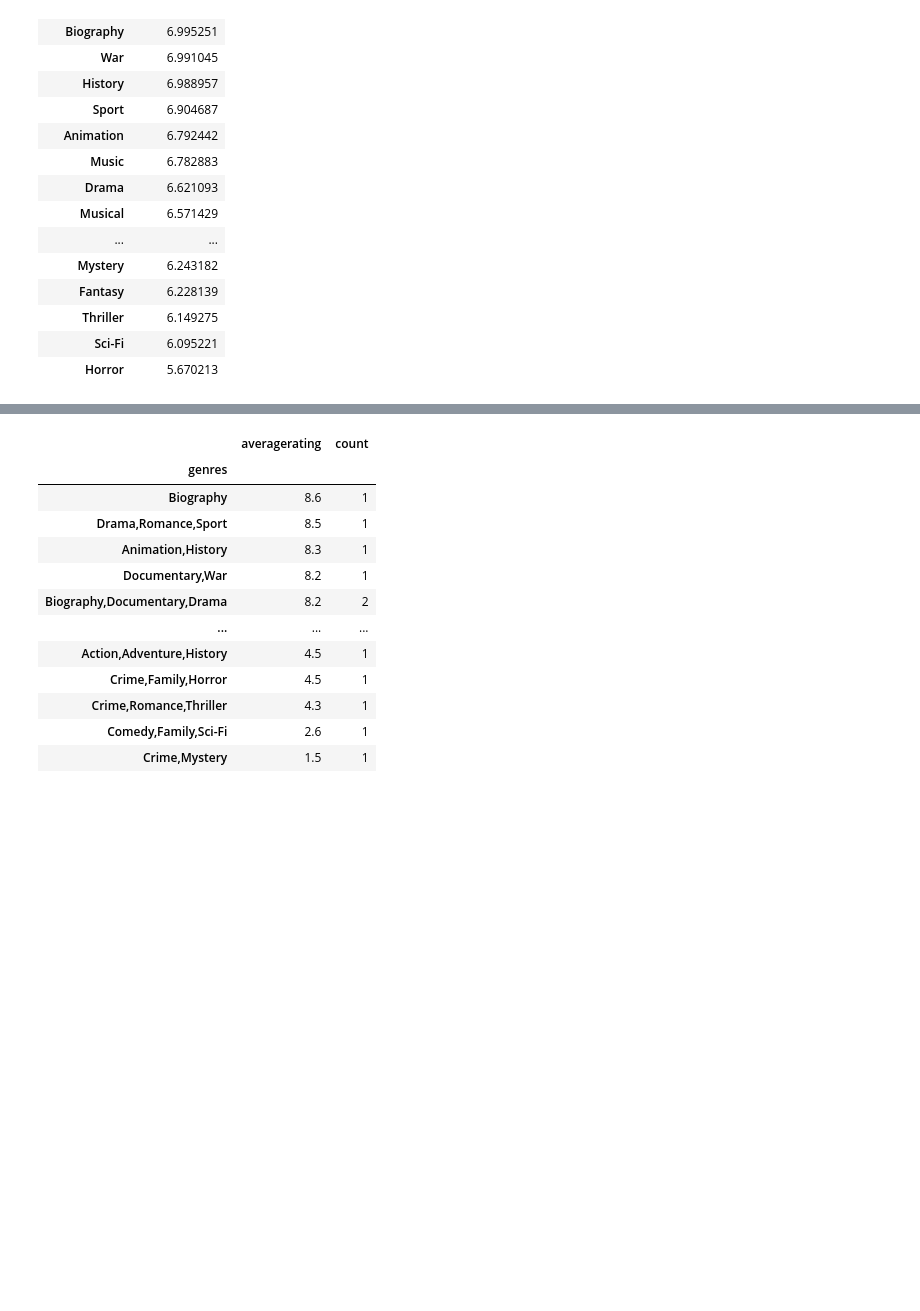
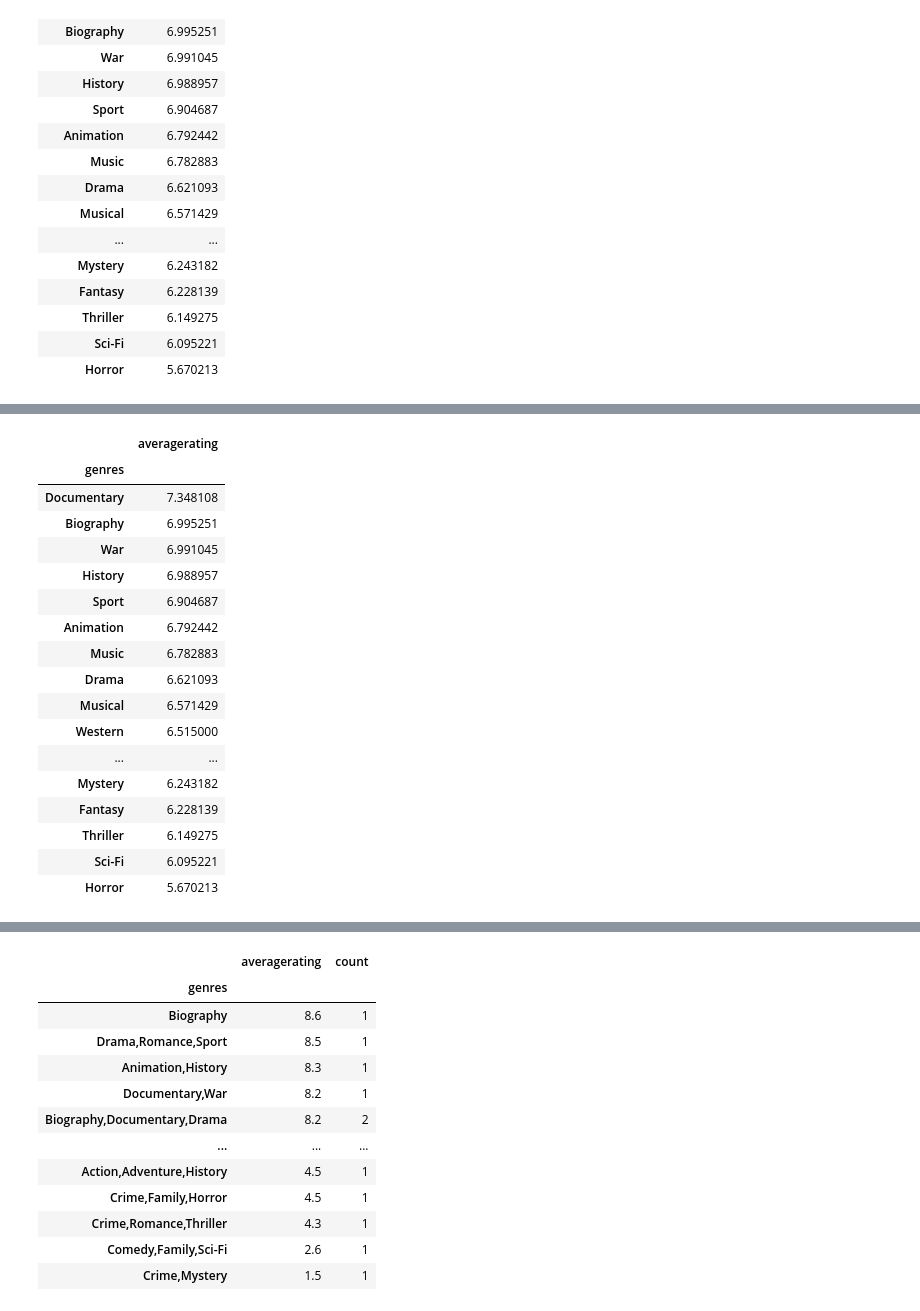
Before and after one commit to omunozsanchezdeloitte/Capstone---LPod-3, a Jupyter notebook: index.ipynb, the cells around one changed output, grey strips where cells are left out. Saved outputs shown, nothing was run; the diff lists cells and outputs as text; code cells hidden in the pictures; blank space fills up the shorter version.

```diff
--- a/index.ipynb
+++ b/index.ipynb
@@ -184,3 +195,24 @@ genre_rate
+# %%
+genre_rate
+# %% [output]
+|  | averagerating |
+| genres |  |
+| Documentary | 7.348108 |
+| Biography | 6.995251 |
+| War | 6.991045 |
+| History | 6.988957 |
+| Sport | 6.904687 |
+| Animation | 6.792442 |
+| Music | 6.782883 |
+| Drama | 6.621093 |
+| Musical | 6.571429 |
+| Western | 6.515000 |
+| ... | ... |
+| Mystery | 6.243182 |
+| Fantasy | 6.228139 |
+| Thriller | 6.149275 |
+| Sci-Fi | 6.095221 |
+| Horror | 5.670213 |
 # %%
 sns.set_style("darkgrid", {"grid.color": ".6", "grid.linestyle": ":"})
 sns.set_theme()
```
Also changed, not shown: parts of 11 cells of this notebook.
